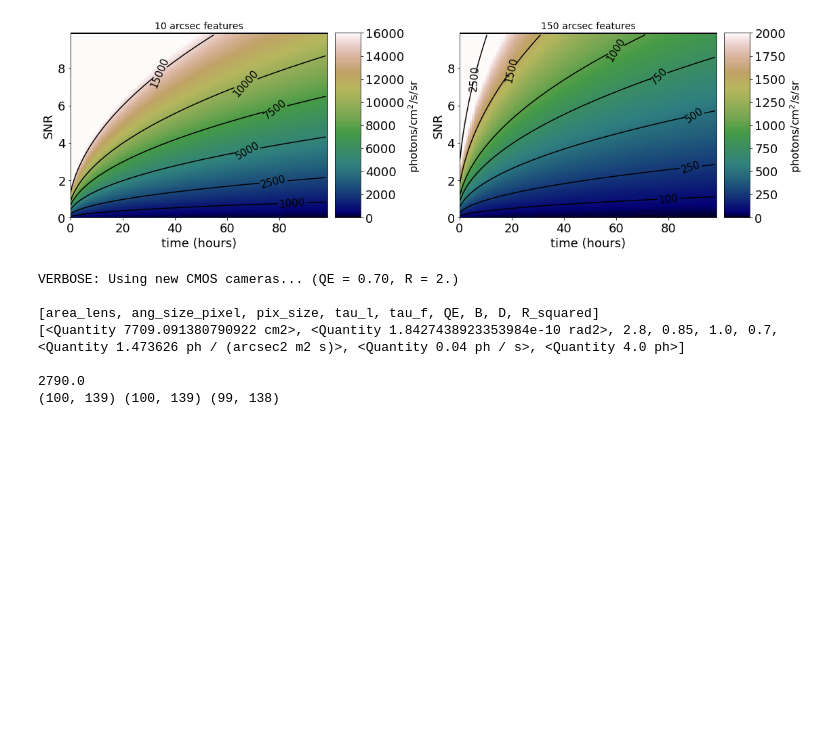
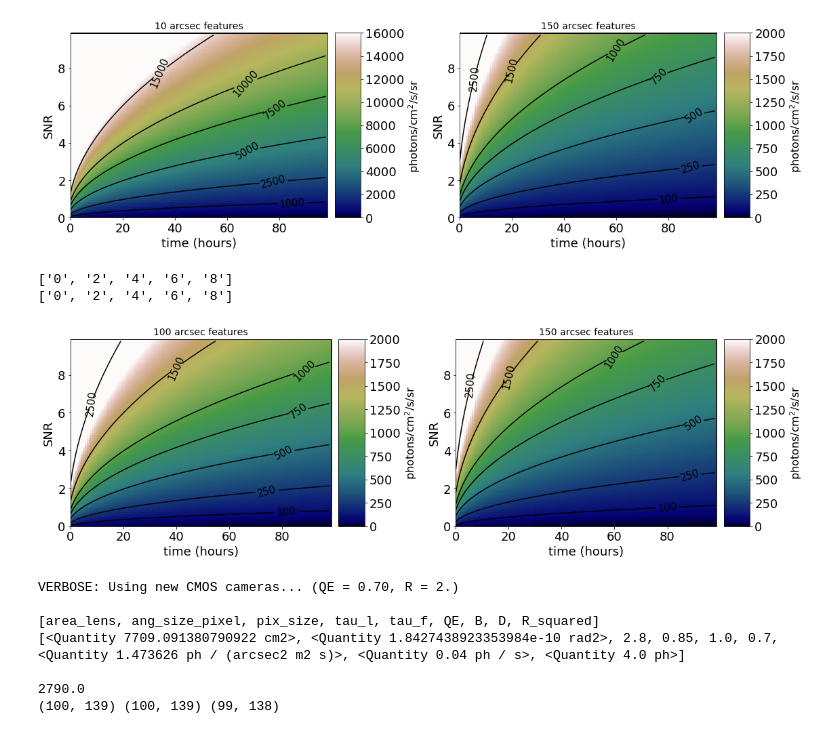
Before and after one commit to lokhorst/HalphaScripts, a Jupyter notebook: SignalToNoise_asimuthalaveraging.ipynb, the cells around one changed output. Cells and saved outputs as stored; diff of their text form; code cells hidden in the pictures; blank space fills up the shorter version.

Commit message:
added 100 arcsec and 150 arcsec plot

```diff
--- a/SignalToNoise_asimuthalaveraging.ipynb
+++ b/SignalToNoise_asimuthalaveraging.ipynb
@@ -833,6 +833,19 @@ plt.savefig('SignalToNoise_10arcsec_150arcsec_features.png')
 ['0', '2', '4', '6', '8']
 ['0', '2', '4', '6', '8']
 [figure]
+# %%
+fig, (ax1,ax2) = plt.subplots(1,2,figsize=(16, 16))
+ax1.set_title('100 arcsec features')
+SNRplot(SB2d_100arcsec_100,ax1,limit=100)#,levels = [1000,2500,5000,7500,10000,15000],bounds=[0,16000])
+ax2.set_title('150 arcsec features')
+SNRplot(SB2d_150arcsec_100,ax2,limit=100)
+plt.tight_layout()
+
+plt.savefig('SignalToNoise_100arcsec_150arcsec_features.png')
+# %% [output]
+['0', '2', '4', '6', '8']
+['0', '2', '4', '6', '8']
+[figure, added]
 # %%
 SB2d_100kpc_100  = plotsomething(limit=100,numpixel=930*3.)
 # %% [output]
```
